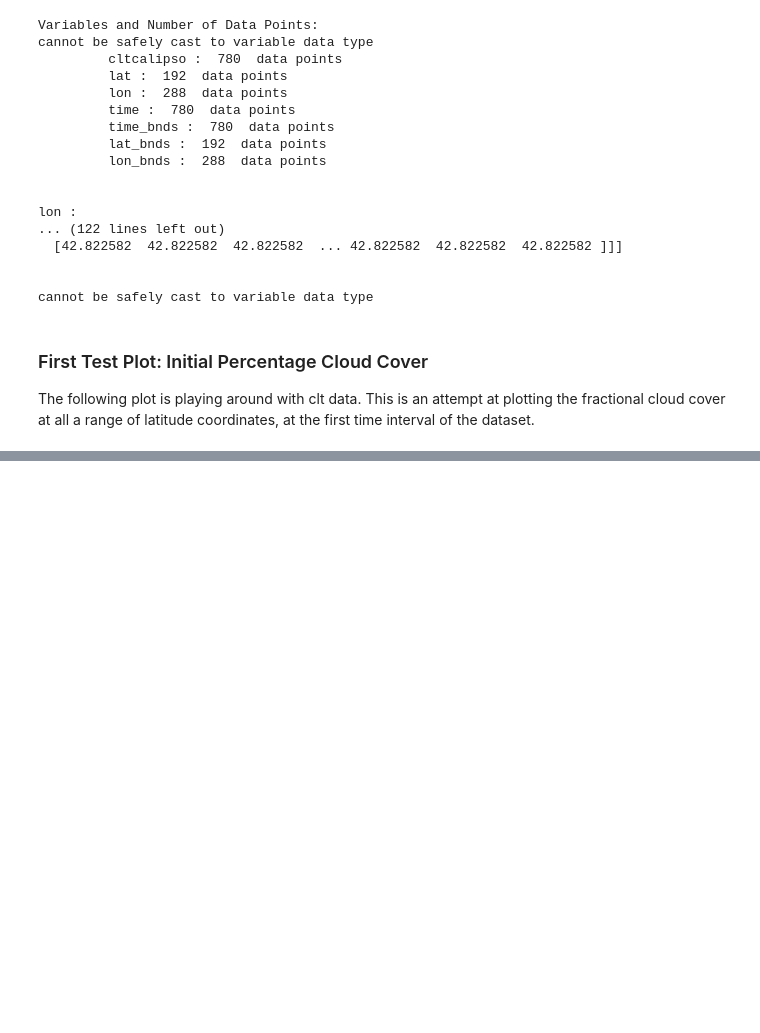
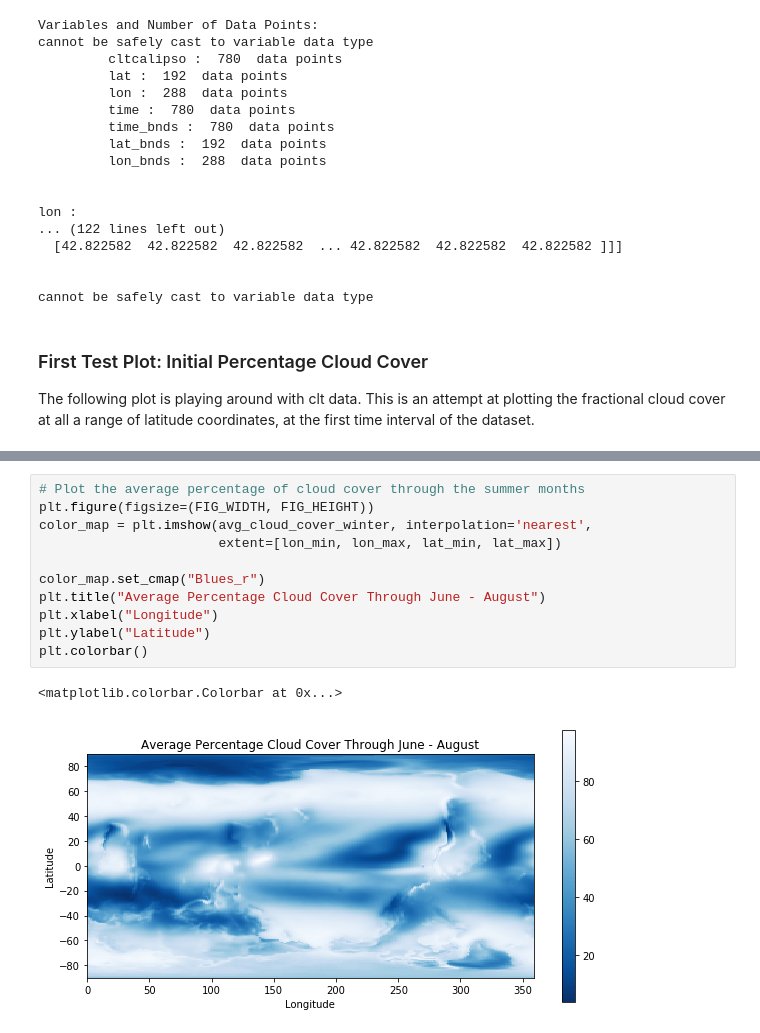
Before and after one commit to maddiebeagley/Climate-Modelling-Lab, a Jupyter notebook: 390Lab.ipynb, the cells around one changed output, grey strips where cells are left out. Saved outputs shown, nothing was run; the diff lists cells and outputs as text; blank space fills up the shorter version.

```diff
--- a/390Lab.ipynb
+++ b/390Lab.ipynb
@@ -112,0 +164,14 @@ cannot be safely cast to variable data type
+# %%
+# Plot the average percentage of cloud cover through the summer months
+plt.figure(figsize=(FIG_WIDTH, FIG_HEIGHT))
+color_map = plt.imshow(avg_cloud_cover_winter, interpolation='nearest',
+                       extent=[lon_min, lon_max, lat_min, lat_max])
+
+color_map.set_cmap("Blues_r")
+plt.title("Average Percentage Cloud Cover Through June - August")
+plt.xlabel("Longitude")
+plt.ylabel("Latitude")
+plt.colorbar()
+# %% [output]
+<matplotlib.colorbar.Colorbar at 0x...>
+[figure, added]
```
Also changed, not shown: parts of 5 cells of this notebook.
